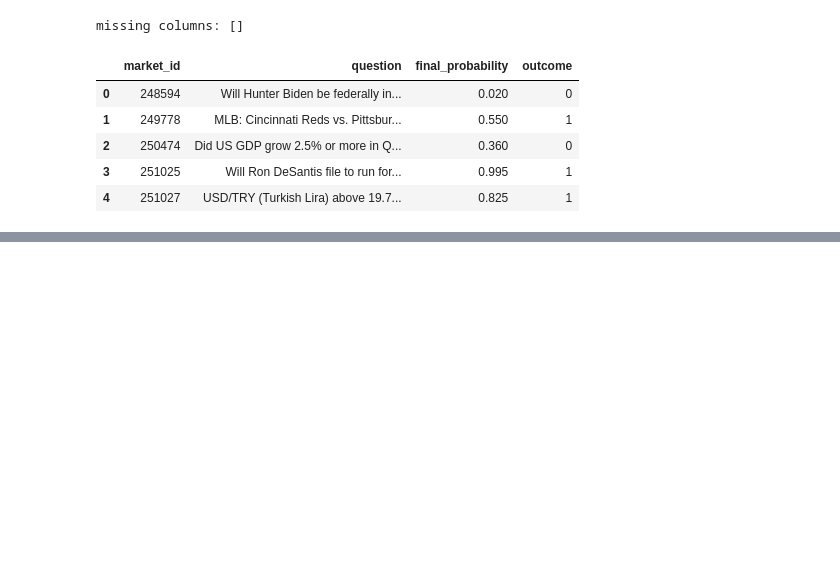
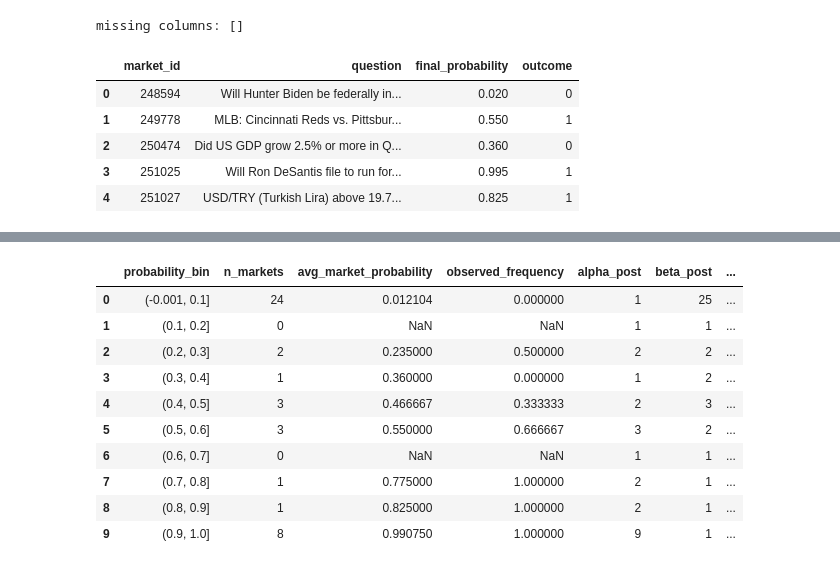
Before and after one commit to ADRIANVM117/data-science-portfolio, a Jupyter notebook: Bayesian_Fair_Value_Estimation_and_Mispricing_Detection_in_Prediction_Markets/notebooks/05_Bayesian_Fair_Value_Model.ipynb, the cells around one changed output, grey strips where cells are left out. Cells and saved outputs as stored; diff of their text form; code cells hidden in the pictures; blank space fills up the shorter version.

```diff
--- a/Bayesian_Fair_Value_Estimation_and_Mispricing_Detection_in_Prediction_Markets/notebooks/05_Bayesian_Fair_Value_Model.ipynb
+++ b/Bayesian_Fair_Value_Estimation_and_Mispricing_Detection_in_Prediction_Markets/notebooks/05_Bayesian_Fair_Value_Model.ipynb
@@ -82,0 +214,31 @@ missing columns: []
+# %%
+alpha_prior = 1
+beta_prior = 1
+
+calibration_table["failures"] = (
+    calibration_table["n_markets"]
+    - calibration_table["successes"]
+)
+
+calibration_table["alpha_post"] = (
+    alpha_prior
+    + calibration_table["successes"]
+)
+
+calibration_table["beta_post"] = (
+    beta_prior
+    + calibration_table["failures"]
+)
+
+display(
+    calibration_table[
+        [
+            "probability_bin",
+            "n_markets",
+            "successes",
+            "failures",
+            "alpha_post",
+            "beta_post"
+        ]
+    ]
+)
@@ -82,0 +257,18 @@ missing columns: []
+# %%
+calibration_table["bayesian_fair_probability"] = (calibration_table["alpha_post"]/(calibration_table["alpha_post"]
++ calibration_table["beta_post"]))
+
+display(calibration_table[["probability_bin", "n_markets","avg_market_probability","observed_frequency", "alpha_post","beta_post",
+ "bayesian_fair_probability"]])
+# %% [output]
+|  | probability_bin | n_markets | avg_market_probability | observed_frequency | alpha_post | beta_post | ... |
+| 0 | (-0.001, 0.1] | 24 | 0.012104 | 0.000000 | 1 | 25 | ... |
+| 1 | (0.1, 0.2] | 0 | NaN | NaN | 1 | 1 | ... |
+| 2 | (0.2, 0.3] | 2 | 0.235000 | 0.500000 | 2 | 2 | ... |
+| 3 | (0.3, 0.4] | 1 | 0.360000 | 0.000000 | 1 | 2 | ... |
+| 4 | (0.4, 0.5] | 3 | 0.466667 | 0.333333 | 2 | 3 | ... |
+| 5 | (0.5, 0.6] | 3 | 0.550000 | 0.666667 | 3 | 2 | ... |
+| 6 | (0.6, 0.7] | 0 | NaN | NaN | 1 | 1 | ... |
+| 7 | (0.7, 0.8] | 1 | 0.775000 | 1.000000 | 2 | 1 | ... |
+| 8 | (0.8, 0.9] | 1 | 0.825000 | 1.000000 | 2 | 1 | ... |
+| 9 | (0.9, 1.0] | 8 | 0.990750 | 1.000000 | 9 | 1 | ... |
```
Also changed, not shown: parts of 18 cells of this notebook, 1 other file.
